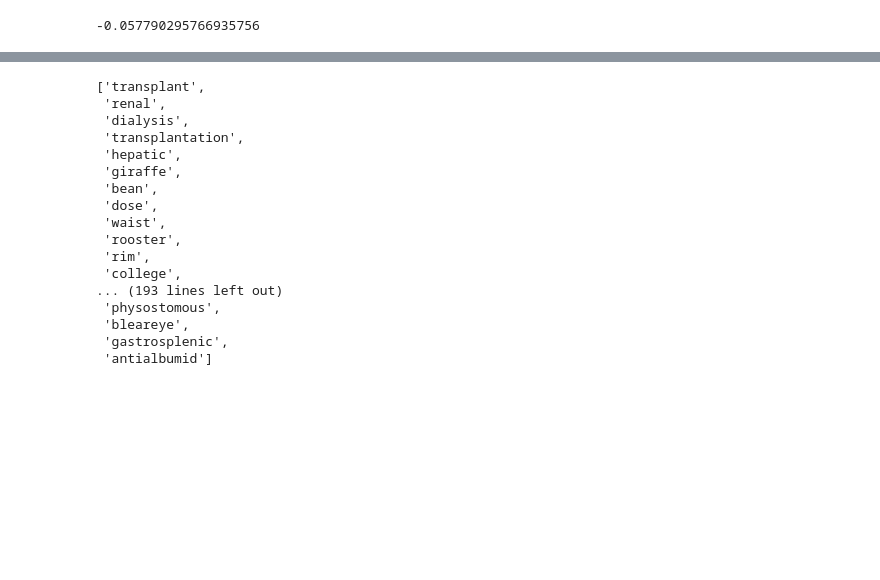
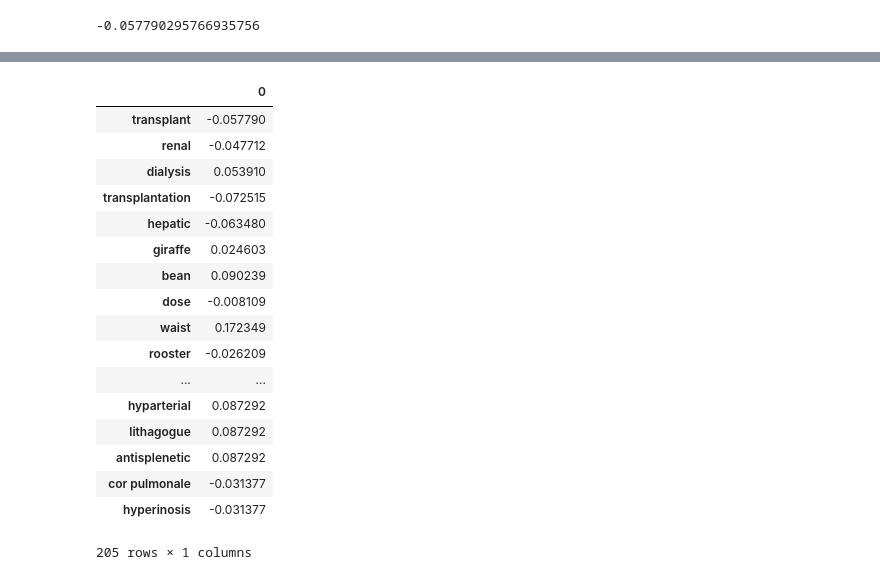
Before and after one commit to jackmaretz/DigitalEpidKidney, a Jupyter notebook: 1_1.ipynb, the cells around one changed output, grey strips where cells are left out. Drawn from its saved outputs; the diff is of its cells as text; code cells hidden in the pictures; blank space fills up the shorter version.

```diff
--- a/1_1.ipynb
+++ b/1_1.ipynb
@@ -272,20 +280,22 @@ for kw in kw_list:
-# %%
-kw_list
-# %% [output]
-['transplant',
- 'renal',
- 'dialysis',
- 'transplantation',
- 'hepatic',
- 'giraffe',
- 'bean',
- 'dose',
- 'waist',
- 'rooster',
- 'rim',
- 'college',
-... (193 lines left out)
- 'physostomous',
- 'bleareye',
- 'gastrosplenic',
- 'antialbumid']
+# %%
+l =pd.DataFrame(index=kw_list[:-4],data=c) ## SBAGLIATO
+l
+# %% [output]
+|  | 0 |
+| transplant | -0.057790 |
+| renal | -0.047712 |
+| dialysis | 0.053910 |
+| transplantation | -0.072515 |
+| hepatic | -0.063480 |
+| giraffe | 0.024603 |
+| bean | 0.090239 |
+| dose | -0.008109 |
+| waist | 0.172349 |
+| rooster | -0.026209 |
+| ... | ... |
+| hyparterial | 0.087292 |
+| lithagogue | 0.087292 |
+| antisplenetic | 0.087292 |
+| cor pulmonale | -0.031377 |
+| hyperinosis | -0.031377 |
+205 rows × 1 columns
```
Also changed, not shown: parts of 5 cells of this notebook.
